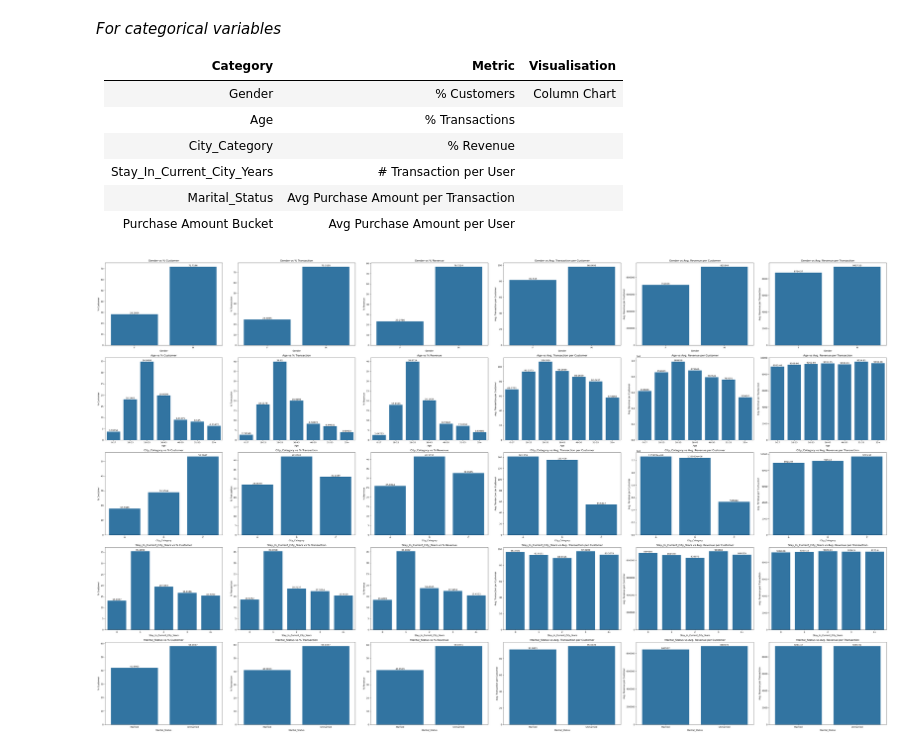
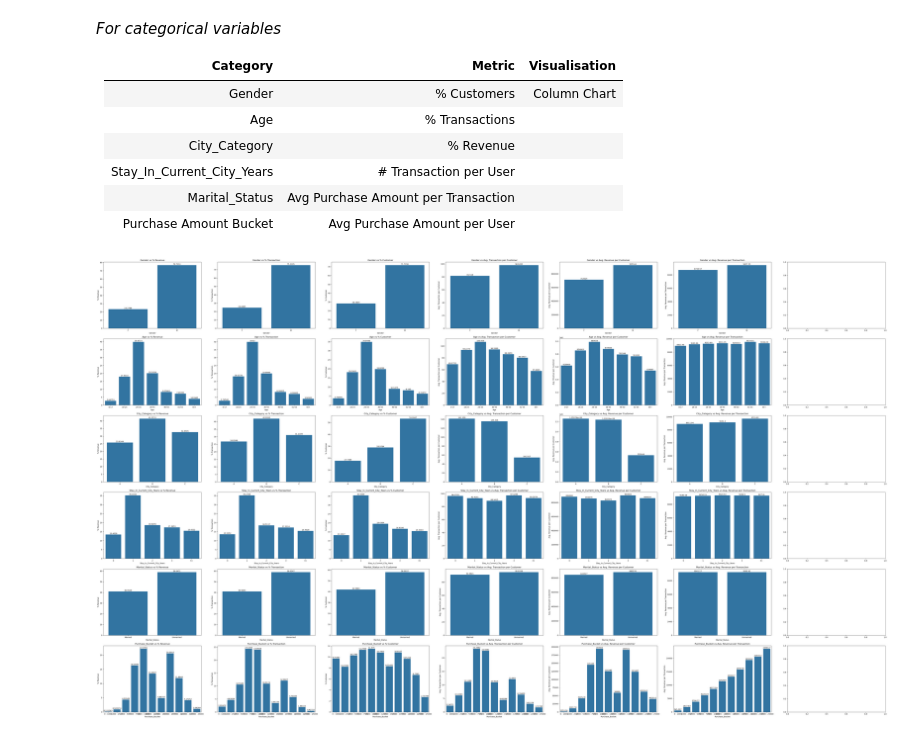
Before and after one commit to lsp-sandeep/ScalerDSML, a Jupyter notebook: Walmart/exploratory_analysis.ipynb, the cells around one changed output. Drawn from its saved outputs; the diff is of its cells as text; code cells hidden in the pictures.

Commit message:
articulated insights of univariate analysis and started bivariate analysis

```diff
--- a/Walmart/exploratory_analysis.ipynb
+++ b/Walmart/exploratory_analysis.ipynb
@@ -308,0 +327,7 @@ categorical_columns, numerical_columns
+# %%
+bins = [0, 1000, 2500, 5000, 7500, 10000, 12500, 15000, 17500, 20000, 22500, 25000]
+labels = [f'{bins[i]} - {bins[i+1]}' for i in range(len(bins)-1)]
+
+analysis_data['Purchase_Bucket'] = pd.cut(analysis_data['Purchase'], bins= bins, labels= labels, right= False)
+
+numerical_bucketed_columns = ['Purchase_Bucket']
@@ -342,7 +372,7 @@ def get_size(collection):
             n += get_size(sub_collection)
         return n
     else:
-        return -1
+        return 0
 
 def remove_agg_prefixes(name, prefixes, trim= True):
     for prefix in prefixes:
@@ -353,44 +383,56 @@ def remove_agg_prefixes(name, prefixes, trim= True):
     return name
 
 
-def get_agg_data(data, groupby_coulmns, base_aggs= base_aggs, custom_aggs= custom_aggs, include= 'custom'):
+def get_agg_data(data, groupby_coulmns, base_aggs= base_aggs, custom_aggs= custom_aggs, include= 'custom', ret_agg_names= False):
     base_agg_data = data.groupby(groupby_coulmns, observed= True).agg(**base_aggs)
+    base_agg_names = list(base_aggs.keys())
     if include == 'base':
+        if ret_agg_names:
+            return base_agg_data.reset_index(), base_agg_names
         return base_agg_data.reset_index()
 
+    custom_agg_names = []
     agg_data = base_agg_data.copy()
     for agg_type, agg_columns in custom_aggs.items():
         if agg_type == '%':
             for column in agg_columns:
                 new_column = remove_agg_prefixes(column, ['#', '$'])
                 agg_data[f'% {new_column}'] = agg_data[column] * 100 / agg_data[column].sum()
+                custom_agg_names.append(f'% {new_column}')
         elif agg_type == 'Avg.':
             for numerator, denominators in agg_columns.items():
                 new_numerator = remove_agg_prefixes(numerator, ['#', '$'])
                 for denominator in denominators:
                     new_denominator = remove_agg_prefixes(denominator, ['#', '$'])
                     agg_data[f'Avg. {new_numerator} per {new_denominator}'] = agg_data[numerator] / agg_data[denominator]
+                    custom_agg_names.append(f'Avg. {new_numerator} per {new_denominator}')
 
     if include == 'both':
+        if ret_agg_names:
+            return agg_data.reset_index(), base_agg_names + custom_agg_names
         return agg_data.reset_index()
 
+    if ret_agg_names:
+        return agg_data.drop(columns= base_agg_data.columns.tolist()).reset_index(), custom_agg_names
     return agg_data.drop(columns= base_agg_data.columns.tolist()).reset_index()
 # %%
-r, c = get_size(categorical_columns), get_size(custom_aggs)
+r, c = get_size(categorical_columns + numerical_bucketed_columns), get_size(custom_aggs) + 1
 
 fig, axes = plt.subplots(r, c, figsize=(r*10, c*5))
 
-for i, column in enumerate(categorical_columns):
-    agg_data = get_agg_data(analysis_data, column)
-    agg_columns = [agg_column for agg_column in agg_data.columns.tolist() if agg_column != column]
+for i, column in enumerate(categorical_columns + numerical_bucketed_columns):
+    agg_data, agg_columns = get_agg_data(analysis_data, column, base_aggs, custom_aggs, ret_agg_names= True)
     for j, agg_column in enumerate(agg_columns):
         sns.barplot(data=agg_data, x=column, y=agg_column, ax=axes[i][j])
         axes[i][j].set_title(f'{column} vs {agg_column}')
         axes[i][j].set_xlabel(column)
         axes[i][j].set_ylabel(agg_column)
         axes[i][j].bar_label(axes[i][j].containers[0])
 
+# for i in range(r):
+#     fig.delaxes(axes[i][c-1])
+
 plt.tight_layout()
 plt.show()
 # %% [output]
-[figure, old version]
+[figure, new version]
```
Also changed, not shown: parts of 10 cells of this notebook, 2 other files.
